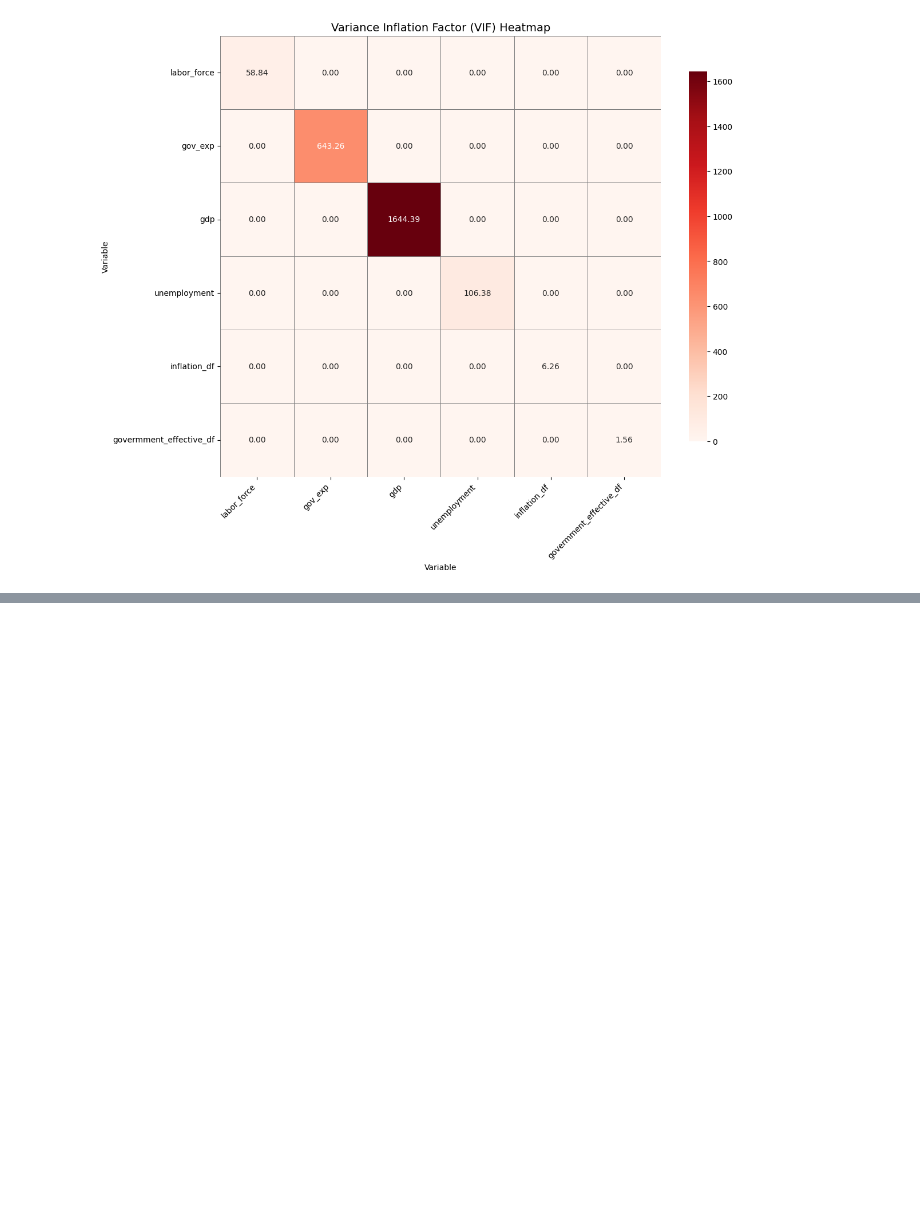
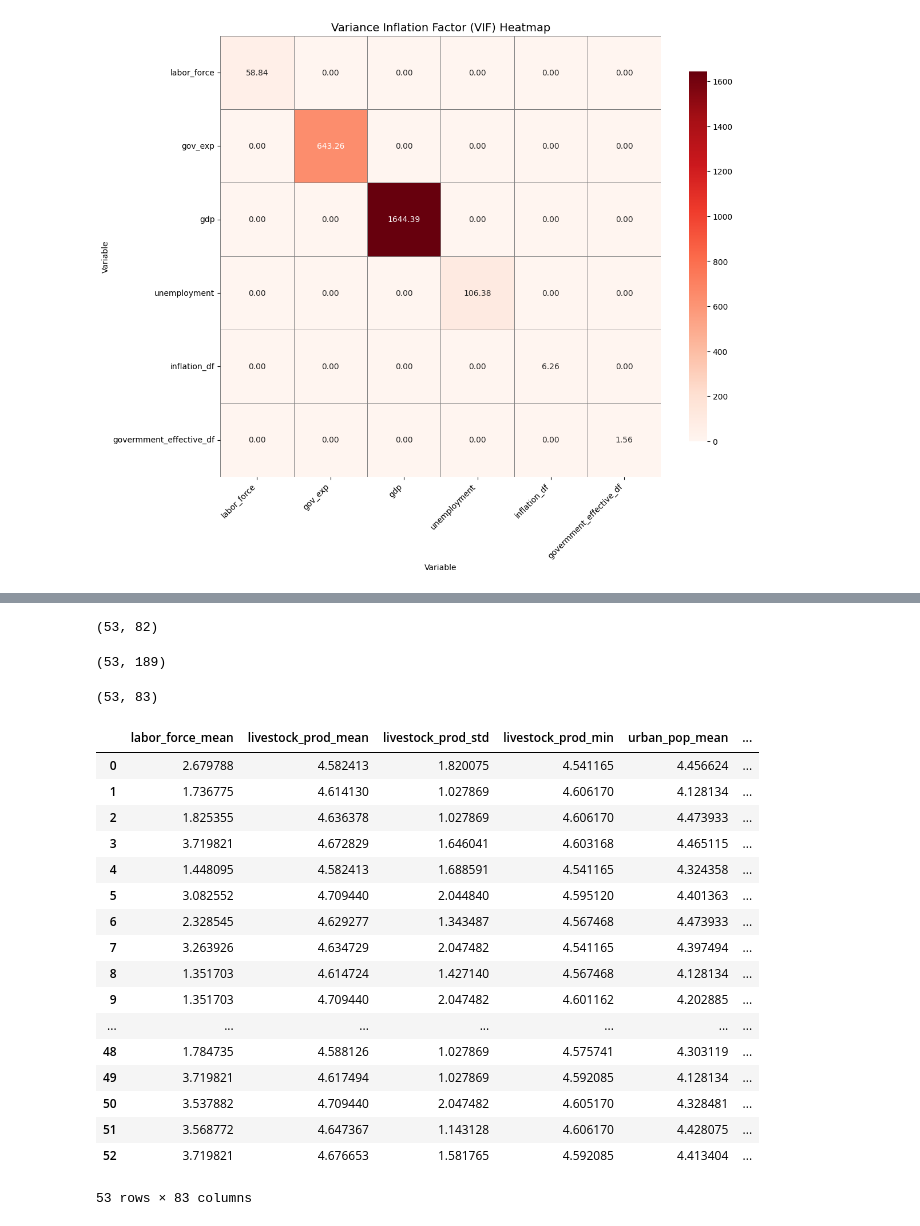
Before and after one commit to acostadlucas/mcs-red, a Jupyter notebook: hypothesis_test/hypothesis_test_33.ipynb, the cells around one changed output, grey strips where cells are left out. Drawn from its saved outputs; the diff is of its cells as text; code cells hidden in the pictures; blank space fills up the shorter version.

```diff
--- a/hypothesis_test/hypothesis_test_33.ipynb
+++ b/hypothesis_test/hypothesis_test_33.ipynb
@@ -372,0 +489,35 @@ new_df_limpio2, eliminadas3 = resolver_multicolinealidad(df_sin_bajas_var, new_c
+# %%
+df_limpio.shape
+# %% [output]
+(53, 82)
+# %%
+macro.shape
+# %% [output]
+(53, 189)
+# %%
+df_limpio['Country'] = macro['Country']
+# %%
+df_limpio.shape
+# %% [output]
+(53, 83)
+# %%
+df_limpio
+# %% [output]
+|  | labor_force_mean | livestock_prod_mean | livestock_prod_std | livestock_prod_min | urban_pop_mean | ... |
+| 0 | 2.679788 | 4.582413 | 1.820075 | 4.541165 | 4.456624 | ... |
+| 1 | 1.736775 | 4.614130 | 1.027869 | 4.606170 | 4.128134 | ... |
+| 2 | 1.825355 | 4.636378 | 1.027869 | 4.606170 | 4.473933 | ... |
+| 3 | 3.719821 | 4.672829 | 1.646041 | 4.603168 | 4.465115 | ... |
+| 4 | 1.448095 | 4.582413 | 1.688591 | 4.541165 | 4.324358 | ... |
+| 5 | 3.082552 | 4.709440 | 2.044840 | 4.595120 | 4.401363 | ... |
+| 6 | 2.328545 | 4.629277 | 1.343487 | 4.567468 | 4.473933 | ... |
+| 7 | 3.263926 | 4.634729 | 2.047482 | 4.541165 | 4.397494 | ... |
+| 8 | 1.351703 | 4.614724 | 1.427140 | 4.567468 | 4.128134 | ... |
+| 9 | 1.351703 | 4.709440 | 2.047482 | 4.601162 | 4.202885 | ... |
+| ... | ... | ... | ... | ... | ... | ... |
+| 48 | 1.784735 | 4.588126 | 1.027869 | 4.575741 | 4.303119 | ... |
+| 49 | 3.719821 | 4.617494 | 1.027869 | 4.592085 | 4.128134 | ... |
+| 50 | 3.537882 | 4.709440 | 2.047482 | 4.605170 | 4.328481 | ... |
+| 51 | 3.568772 | 4.647367 | 1.143128 | 4.606170 | 4.428075 | ... |
+| 52 | 3.719821 | 4.676653 | 1.581765 | 4.592085 | 4.413404 | ... |
+53 rows × 83 columns
```
Also changed, not shown: parts of 16 cells of this notebook, 6 other files.
